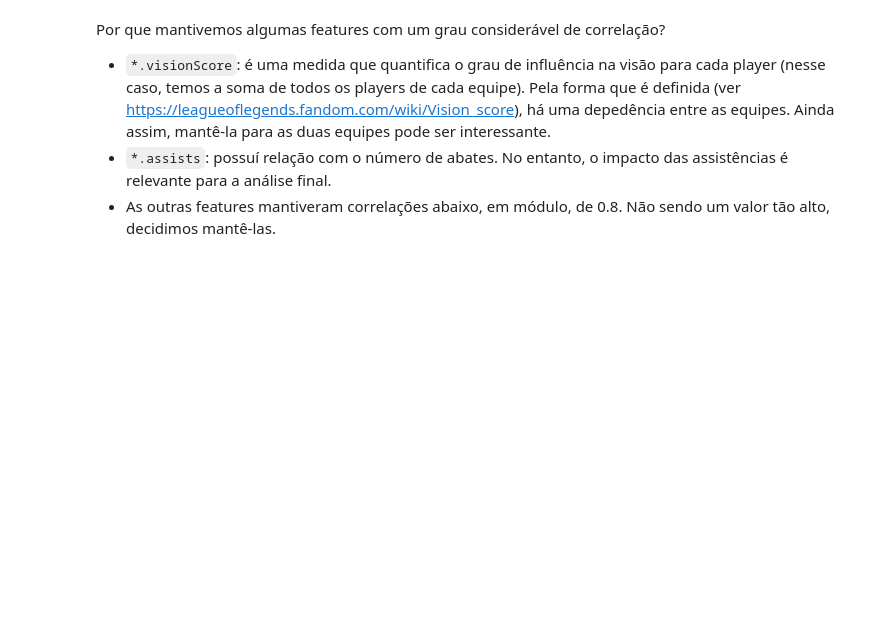
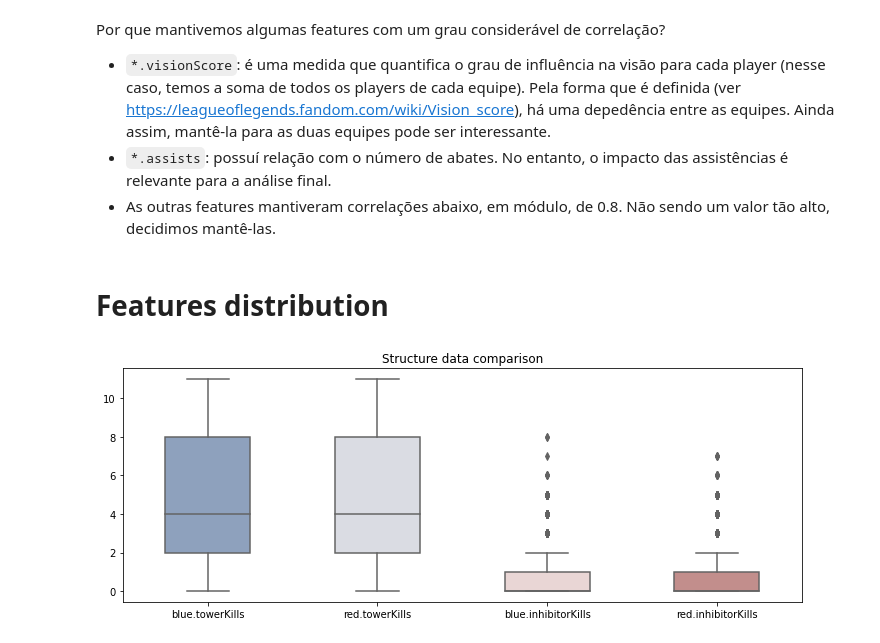
Before and after one commit to fredgrub/ProjetoML, a Jupyter notebook: src/initial-analysis.ipynb, the cells around one changed output. Cells and saved outputs as stored; diff of their text form; code cells hidden in the pictures; blank space fills up the shorter version.

```diff
--- a/src/initial-analysis.ipynb
+++ b/src/initial-analysis.ipynb
@@ -118,3 +125,5 @@ Por que mantivemos algumas features com um grau considerável de correlação?
 - `*.visionScore`: é uma medida que quantifica o grau de influência na visão para cada player (nesse caso, temos a soma de todos os players de cada equipe). Pela forma que é definida (ver https://leagueoflegends.fandom.com/wiki/Vision_score), há uma depedência entre as equipes. Ainda assim, mantê-la para as duas equipes pode ser interessante.
 - `*.assists`: possuí relação com o número de abates. No entanto, o impacto das assistências é relevante para a análise final.
 - As outras features mantiveram correlações abaixo, em módulo, de 0.8. Não sendo um valor tão alto, decidimos mantê-las.
+# %% [markdown]
+# Features distribution
@@ -120,0 +185,4 @@ Por que mantivemos algumas features com um grau considerável de correlação?
+# %%
+dist_vis(df_reduced, struct_col, struct_title)
+# %% [output]
+[figure, added]
```
Also changed, not shown: parts of 19 cells of this notebook.
